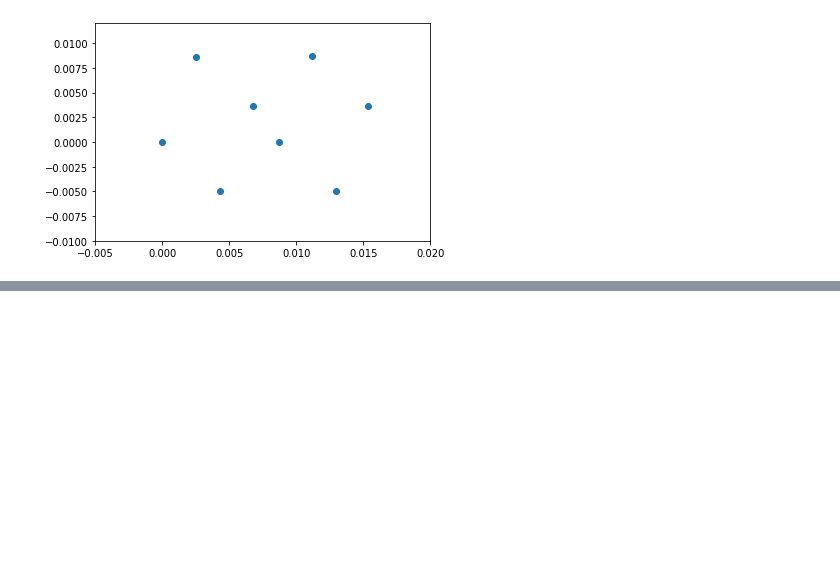
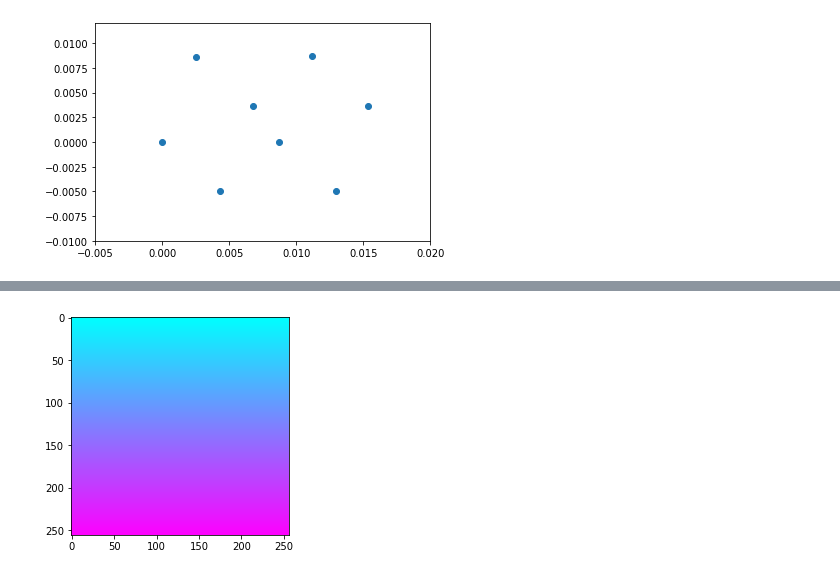
Before and after one commit to TifMoe/computer-vision-course, a Jupyter notebook: notebooks/Image-formation.ipynb, the cells around one changed output, grey strips where cells are left out. Saved outputs shown, nothing was run; the diff lists cells and outputs as text; code cells hidden in the pictures; blank space fills up the shorter version.

Commit message:
plot three channel rgb image

```diff
--- a/notebooks/Image-formation.ipynb
+++ b/notebooks/Image-formation.ipynb
@@ -235,0 +241,20 @@ plt.axis((-0.005,0.02,-0.01, 0.012))
+# %%
+r = np.empty((256,256), dtype=float)
+g = np.empty((256,256), dtype=float)
+b = np.empty((256,256), dtype=float)
+
+for i in range(0,256):
+    r[i] = np.full(256, i*0.0039)
+    g[i] = np.full(256, 1-i*0.0039)
+    b[i] = np.full(256, 1)
+
+rgbArray = np.zeros((256,256,3), dtype=np.float32)
+rgbArray[..., 0] = r
+rgbArray[..., 1] = g
+rgbArray[..., 2] = b
+
+im = plt.imshow(
+    rgbArray
+);
+# %% [output]
+[figure, added]
```
Also changed, not shown: parts of 5 cells of this notebook.
